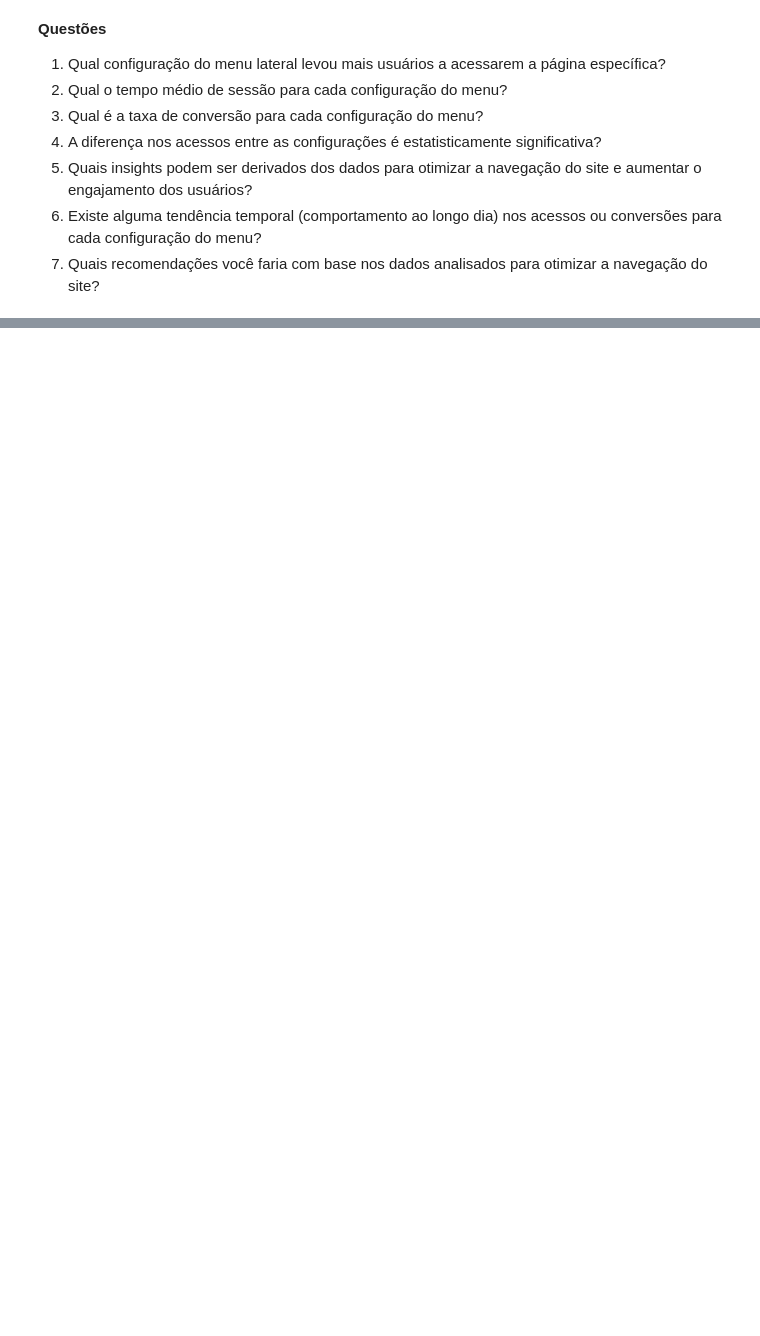
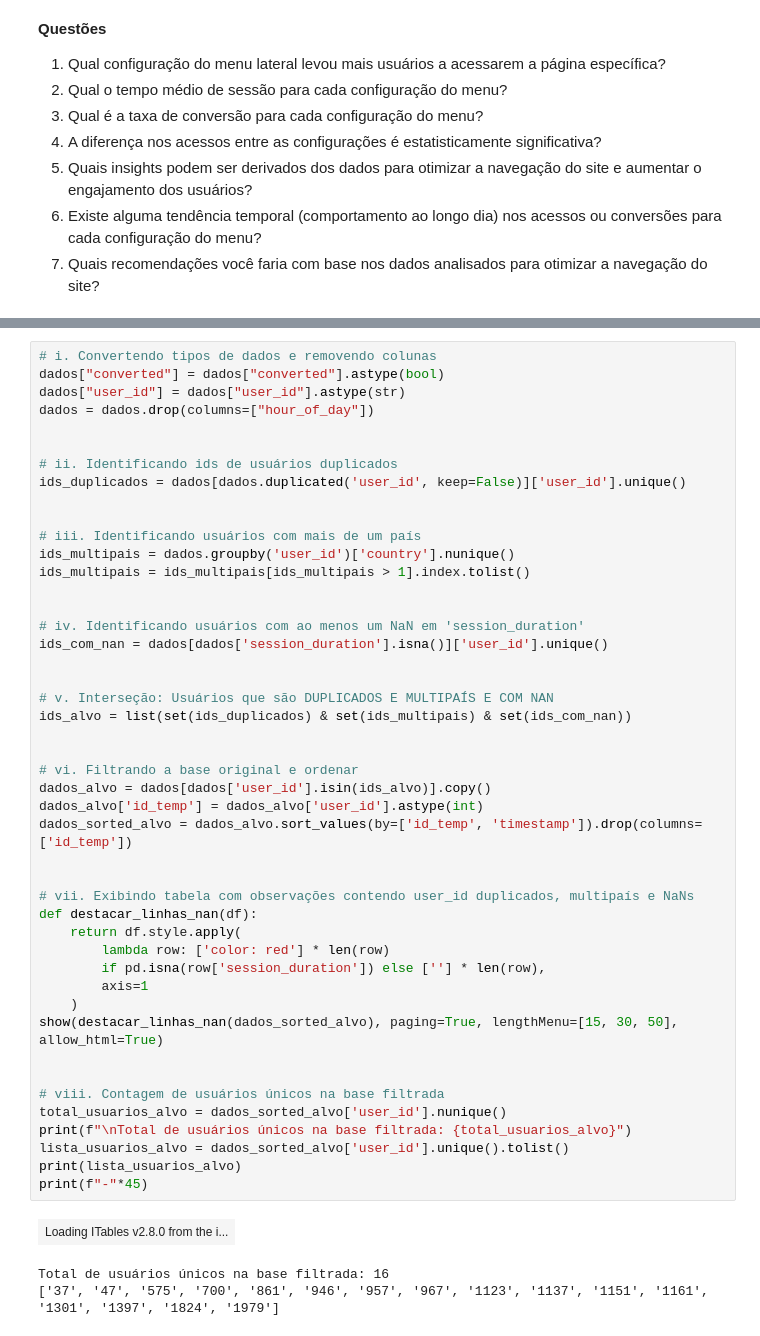
Before and after one commit to jandrexm/menu-lateral, a Jupyter notebook: notebook-analise.ipynb, the cells around one changed output, grey strips where cells are left out. Saved outputs shown, nothing was run; the diff lists cells and outputs as text; blank space fills up the shorter version.

```diff
--- a/notebook-analise.ipynb
+++ b/notebook-analise.ipynb
@@ -148,0 +88,50 @@ dados.info()
+# %%
+# i. Convertendo tipos de dados e removendo colunas
+dados["converted"] = dados["converted"].astype(bool)
+dados["user_id"] = dados["user_id"].astype(str)
+dados = dados.drop(columns=["hour_of_day"])
+
+
+# ii. Identificando ids de usuários duplicados
+ids_duplicados = dados[dados.duplicated('user_id', keep=False)]['user_id'].unique()
+
+
+# iii. Identificando usuários com mais de um país
+ids_multipais = dados.groupby('user_id')['country'].nunique()
+ids_multipais = ids_multipais[ids_multipais > 1].index.tolist()
+
+
+# iv. Identificando usuários com ao menos um NaN em 'session_duration'
+ids_com_nan = dados[dados['session_duration'].isna()]['user_id'].unique()
+
+
+# v. Interseção: Usuários que são DUPLICADOS E MULTIPAÍS E COM NAN
+ids_alvo = list(set(ids_duplicados) & set(ids_multipais) & set(ids_com_nan))
+
+
+# vi. Filtrando a base original e ordenar
+dados_alvo = dados[dados['user_id'].isin(ids_alvo)].copy()
+dados_alvo['id_temp'] = dados_alvo['user_id'].astype(int)
+dados_sorted_alvo = dados_alvo.sort_values(by=['id_temp', 'timestamp']).drop(columns=['id_temp'])
+
+
+# vii. Exibindo tabela com observações contendo user_id duplicados, multipaís e NaNs
+def destacar_linhas_nan(df):
+    return df.style.apply(
+        lambda row: ['color: red'] * len(row)
+        if pd.isna(row['session_duration']) else [''] * len(row),
+        axis=1
+    )
+show(destacar_linhas_nan(dados_sorted_alvo), paging=True, lengthMenu=[15, 30, 50], allow_html=True)
+
+
+# viii. Contagem de usuários únicos na base filtrada
+total_usuarios_alvo = dados_sorted_alvo['user_id'].nunique()
+print(f"\nTotal de usuários únicos na base filtrada: {total_usuarios_alvo}")
+lista_usuarios_alvo = dados_sorted_alvo['user_id'].unique().tolist()
+print(lista_usuarios_alvo)
+print(f"-"*45)
+# %% [output]
+| Loading ITables v2.8.0 from the i... |
+Total de usuários únicos na base filtrada: 16
+['37', '47', '575', '700', '861', '946', '957', '967', '1123', '1137', '1151', '1161', '1301', '1397', '1824', '1979']
```
Also changed, not shown: parts of 15 cells of this notebook, 1 other file.
